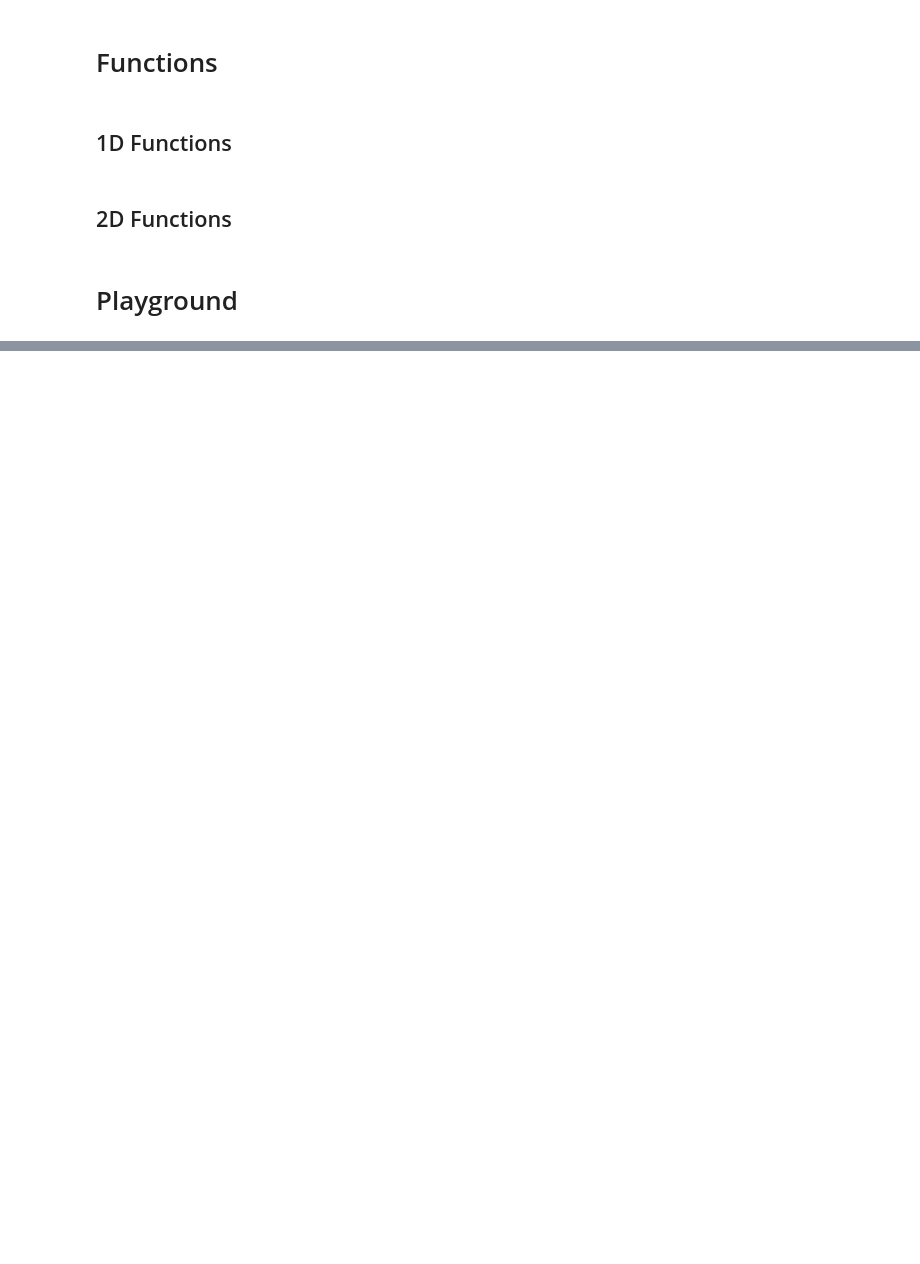
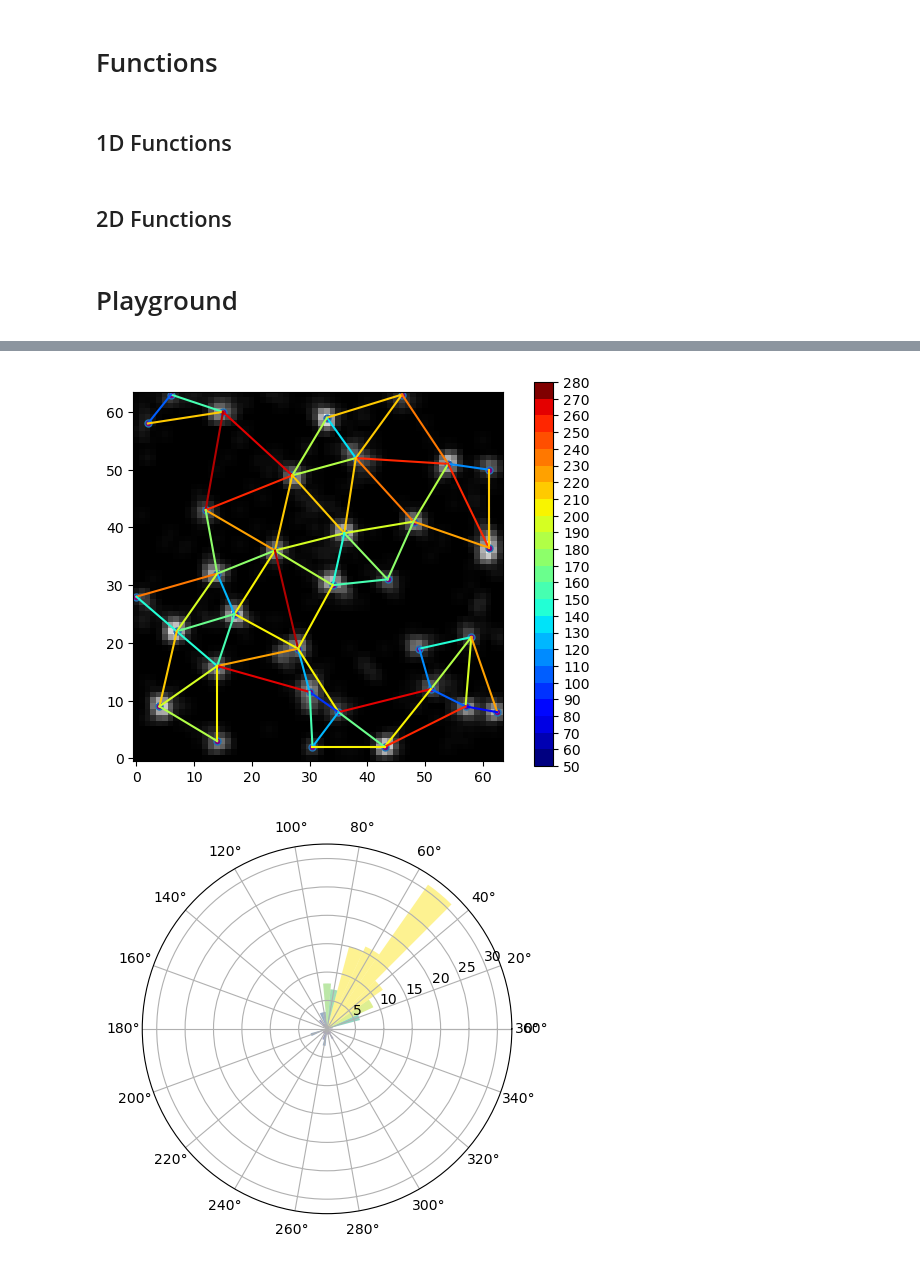
Before and after one commit to suestring7/actin_spectrin_cytoskeleton_project, a Jupyter notebook: code/Integrated.ipynb, the cells around one changed output, grey strips where cells are left out. Saved outputs shown, nothing was run; the diff lists cells and outputs as text; code cells hidden in the pictures; blank space fills up the shorter version.

```diff
--- a/code/Integrated.ipynb
+++ b/code/Integrated.ipynb
@@ -2139,0 +1958,15 @@ plt.imshow(e,)
+# %%
+p_size = 16
+thre=[50,280]
+test_2d=glob.glob("../data/rendered/soma/2D/*.txt")
+for i in range(2):
+    vxs = readVXSfromLoc(test_2d[i],plot=1)
+    links = generateLinks(vxs*p_size, thre=thre,plot=0)
+    visualize(vxs, links, thre=thre, bins=10, p_size=p_size)
+    plt.figure()
+    angles=getAngle(vxs, links)
+    plotAngleHist(angles)
+    #stats_2dr.append(statsForVXS(vxs*16, plot=1, thre=thre))
+# %% [output]
+[figure, added]
+[figure, added]
```
Also changed, not shown: parts of 41 cells of this notebook.
